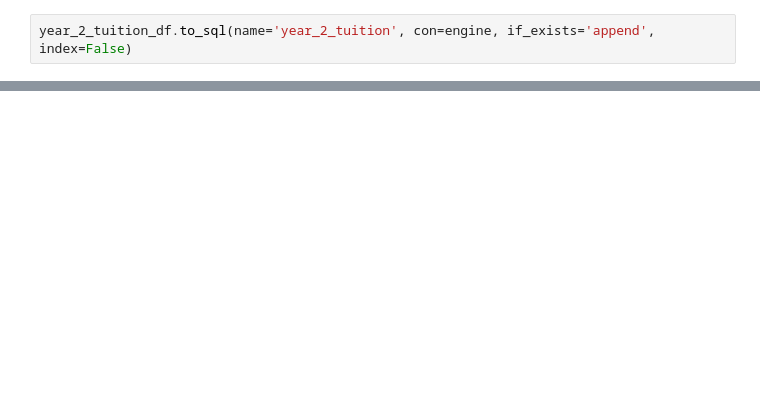
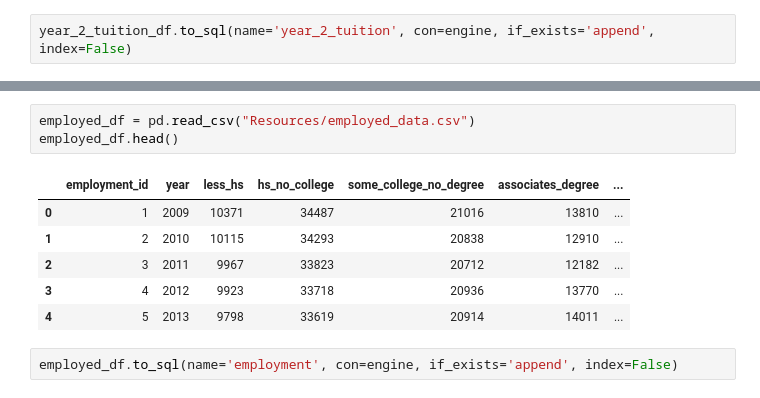
Before and after one commit to MiguelA-V/University_Economics, a Jupyter notebook: data_etl.ipynb, the cells around one changed output, grey strips where cells are left out. Drawn from its saved outputs; the diff is of its cells as text; blank space fills up the shorter version.

```diff
--- a/data_etl.ipynb
+++ b/data_etl.ipynb
@@ -61,0 +130,12 @@ year_2_tuition_df.to_sql(name='year_2_tuition', con=engine, if_exists='append',
+# %%
+employed_df = pd.read_csv("Resources/employed_data.csv")
+employed_df.head()
+# %% [output]
+|  | employment_id | year | less_hs | hs_no_college | some_college_no_degree | associates_degree | ... |
+| 0 | 1 | 2009 | 10371 | 34487 | 21016 | 13810 | ... |
+| 1 | 2 | 2010 | 10115 | 34293 | 20838 | 12910 | ... |
+| 2 | 3 | 2011 | 9967 | 33823 | 20712 | 12182 | ... |
+| 3 | 4 | 2012 | 9923 | 33718 | 20936 | 13770 | ... |
+| 4 | 5 | 2013 | 9798 | 33619 | 20914 | 14011 | ... |
+# %%
+employed_df.to_sql(name='employment', con=engine, if_exists='append', index=False)
```
Also changed, not shown: parts of 15 cells of this notebook, 9 other files.
